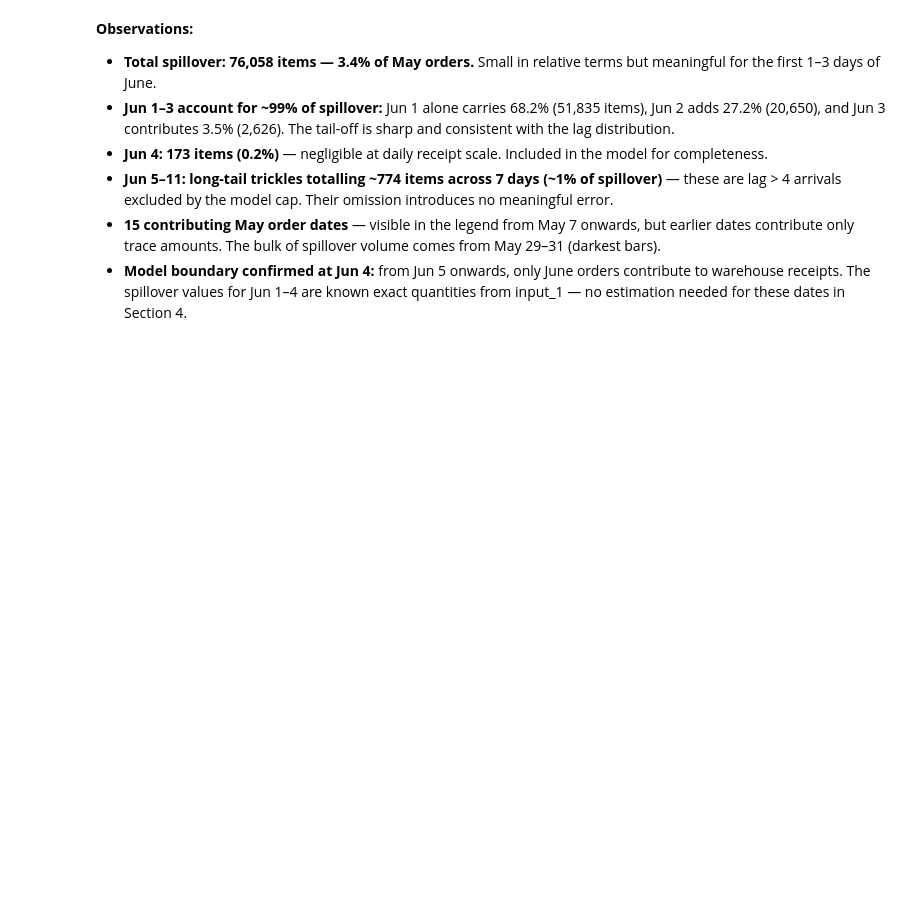
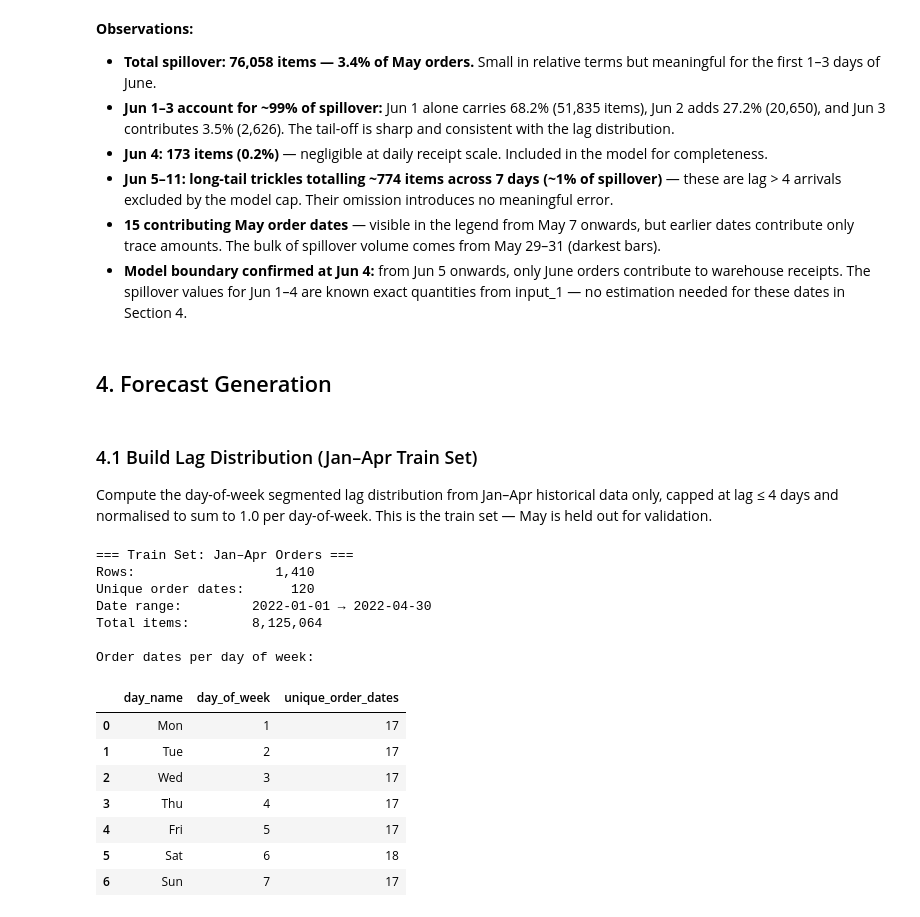
Before and after one commit to traha-89/zalando_fcst_case_study, a Jupyter notebook: analysis.ipynb, the cells around one changed output. Cells and saved outputs as stored; diff of their text form; code cells hidden in the pictures; blank space fills up the shorter version.

```diff
--- a/analysis.ipynb
+++ b/analysis.ipynb
@@ -1106,3 +1106,46 @@ plt.show()
 - **Jun 5–11: long-tail trickles totalling ~774 items across 7 days (~1% of spillover)** — these are lag > 4 arrivals excluded by the model cap. Their omission introduces no meaningful error.
 - **15 contributing May order dates** — visible in the legend from May 7 onwards, but earlier dates contribute only trace amounts. The bulk of spillover volume comes from May 29–31 (darkest bars).
 - **Model boundary confirmed at Jun 4:** from Jun 5 onwards, only June orders contribute to warehouse receipts. The spillover values for Jun 1–4 are known exact quantities from input_1 — no estimation needed for these dates in Section 4.
+# %% [markdown]
+## 4. Forecast Generation
+# %% [markdown]
+### 4.1 Build Lag Distribution (Jan–Apr Train Set)
+
+Compute the day-of-week segmented lag distribution from Jan–Apr historical data only, capped at lag ≤ 4 days and normalised to sum to 1.0 per day-of-week. This is the train set — May is held out for validation.
+# %%
+# Define train set: Jan–Apr orders only (May held out for validation)
+hist_train = hist[hist["date_order"].dt.month <= 4].copy()
+
+print("=== Train Set: Jan–Apr Orders ===")
+print(f"Rows:               {len(hist_train):>8,}")
+print(f"Unique order dates: {hist_train['date_order'].nunique():>8,}")
+print(f"Date range:         {hist_train['date_order'].min().date()} → {hist_train['date_order'].max().date()}")
+print(f"Total items:        {hist_train['items'].sum():>8,.0f}")
+
+print("\nOrder dates per day of week:")
+dow_counts = (
+    hist_train.groupby("day_of_week_order")["date_order"]
+    .nunique()
+    .reset_index()
+)
+dow_counts["day_name"] = dow_counts["day_of_week_order"].map(
+    {1: "Mon", 2: "Tue", 3: "Wed", 4: "Thu", 5: "Fri", 6: "Sat", 7: "Sun"}
+)
+dow_counts.columns = ["day_of_week", "unique_order_dates", "day_name"]
+display(dow_counts[["day_name", "day_of_week", "unique_order_dates"]])
+# %% [output]
+=== Train Set: Jan–Apr Orders ===
+Rows:                  1,410
+Unique order dates:      120
+Date range:         2022-01-01 → 2022-04-30
+Total items:        8,125,064
+
+Order dates per day of week:
+|  | day_name | day_of_week | unique_order_dates |
+| 0 | Mon | 1 | 17 |
+| 1 | Tue | 2 | 17 |
+| 2 | Wed | 3 | 17 |
+| 3 | Thu | 4 | 17 |
+| 4 | Fri | 5 | 17 |
+| 5 | Sat | 6 | 18 |
+| 6 | Sun | 7 | 17 |
```
Also changed, not shown: parts of 11 cells of this notebook, 2 other files.
